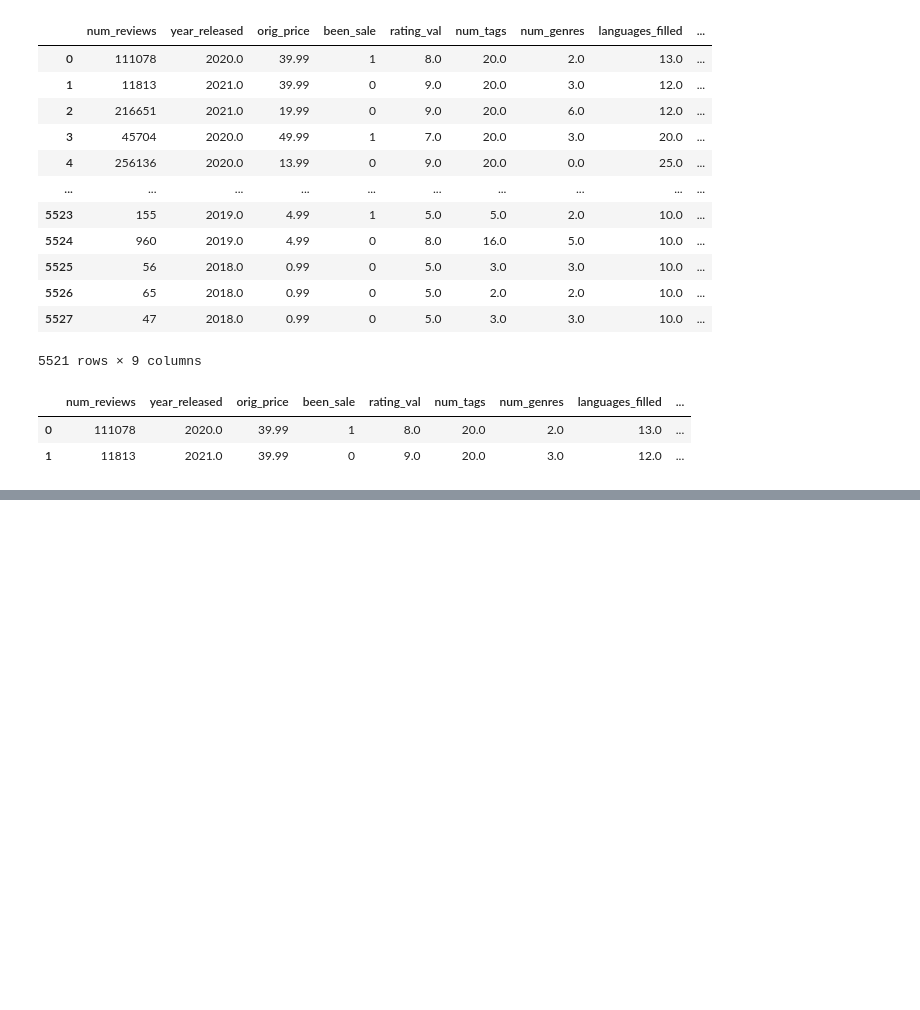
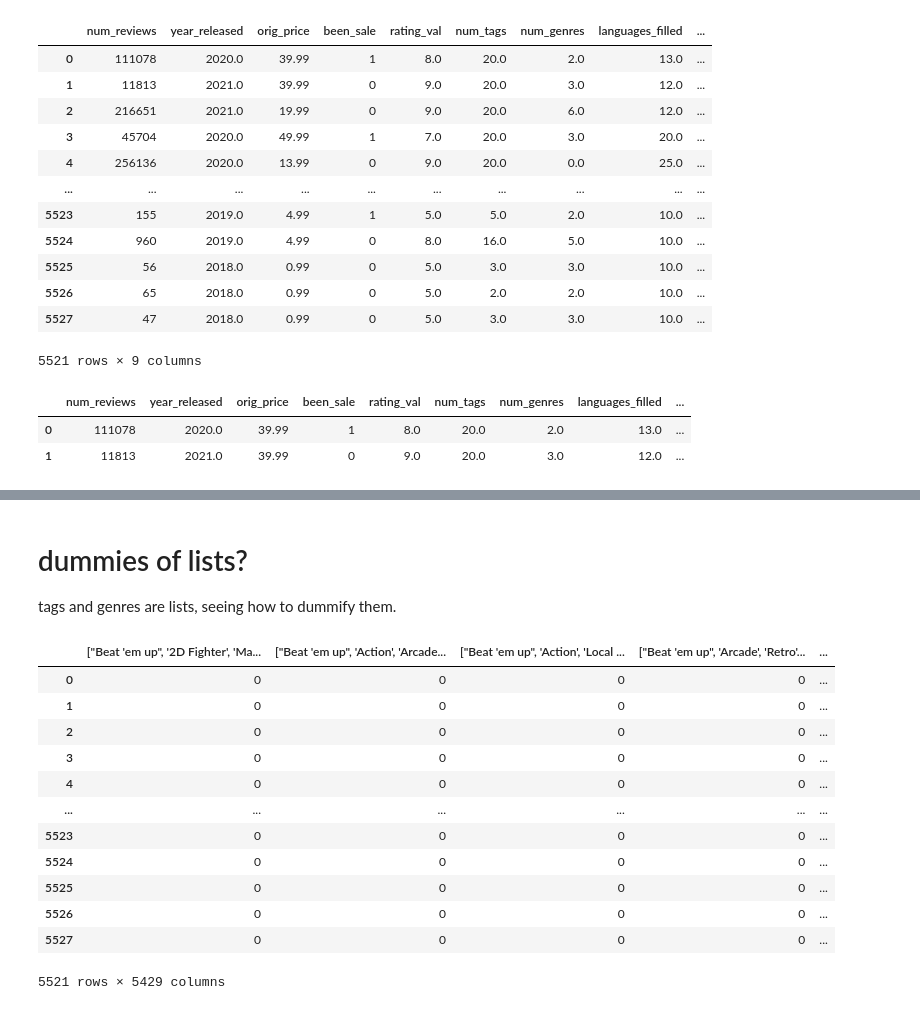
Before and after one commit to MichaelHarnett/Regression_Metis, a Jupyter notebook: df_editing.ipynb, the cells around one changed output, grey strips where cells are left out. Saved outputs shown, nothing was run; the diff lists cells and outputs as text; code cells hidden in the pictures; blank space fills up the shorter version.

Commit message:
attempting dubbys from list

```diff
--- a/df_editing.ipynb
+++ b/df_editing.ipynb
@@ -1140,0 +1156,19 @@ prelimdf3.to_csv(r'/Users/michaelharnett/Desktop/METIS\prelimdf3.csv')
+# %% [markdown]
+# dummies of lists?
+tags and genres are lists, seeing how to dummify them.
+# %%
+pd.get_dummies(reviewsdf.tags, drop_first=True)
+# %% [output]
+|  | ["Beat 'em up", '2D Fighter', 'Ma... | ["Beat 'em up", 'Action', 'Arcade... | ["Beat 'em up", 'Action', 'Local ... | ["Beat 'em up", 'Arcade', 'Retro'... | ... |
+| 0 | 0 | 0 | 0 | 0 | ... |
+| 1 | 0 | 0 | 0 | 0 | ... |
+| 2 | 0 | 0 | 0 | 0 | ... |
+| 3 | 0 | 0 | 0 | 0 | ... |
+| 4 | 0 | 0 | 0 | 0 | ... |
+| ... | ... | ... | ... | ... | ... |
+| 5523 | 0 | 0 | 0 | 0 | ... |
+| 5524 | 0 | 0 | 0 | 0 | ... |
+| 5525 | 0 | 0 | 0 | 0 | ... |
+| 5526 | 0 | 0 | 0 | 0 | ... |
+| 5527 | 0 | 0 | 0 | 0 | ... |
+5521 rows × 5429 columns
```
Also changed, not shown: parts of 12 cells of this notebook.
